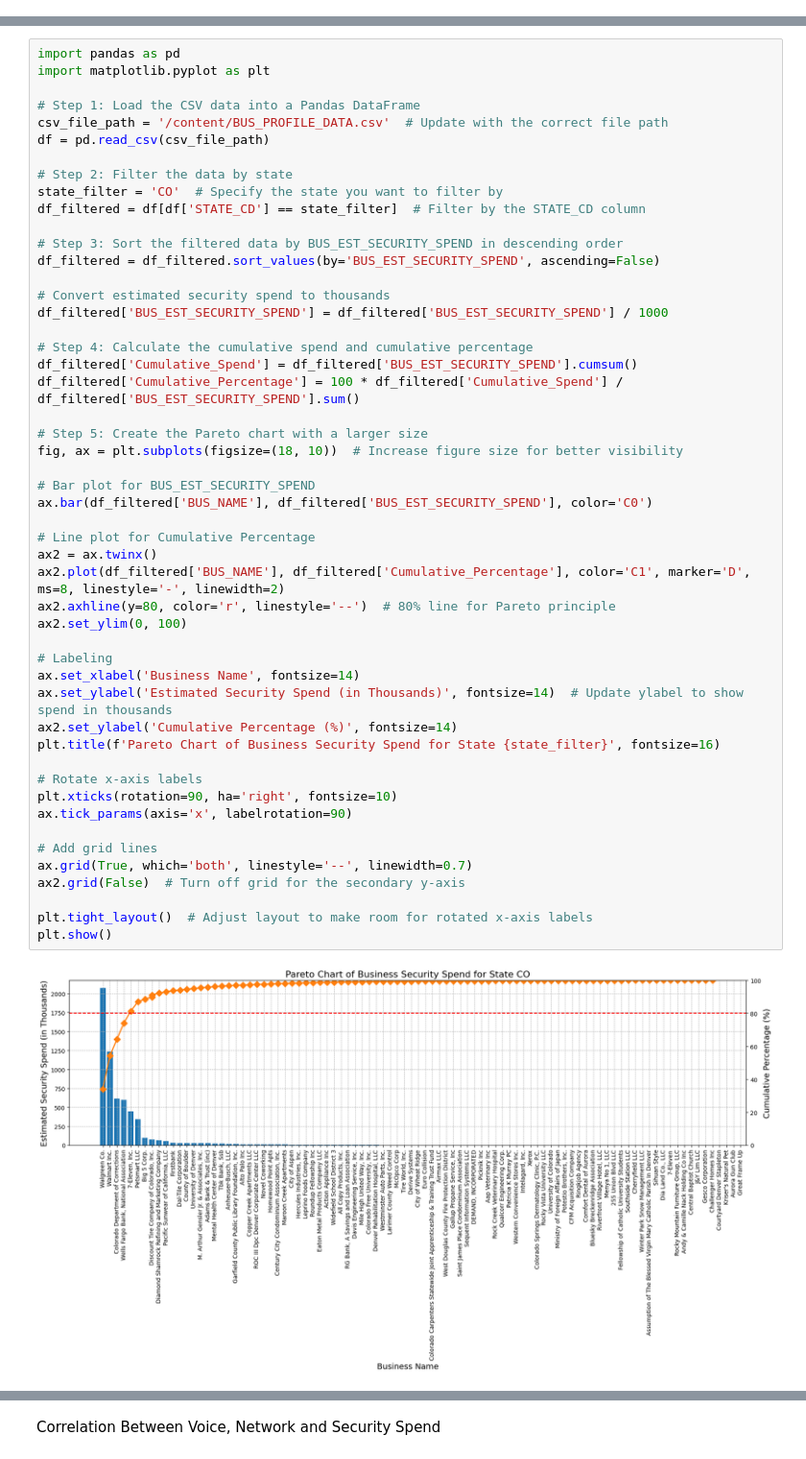
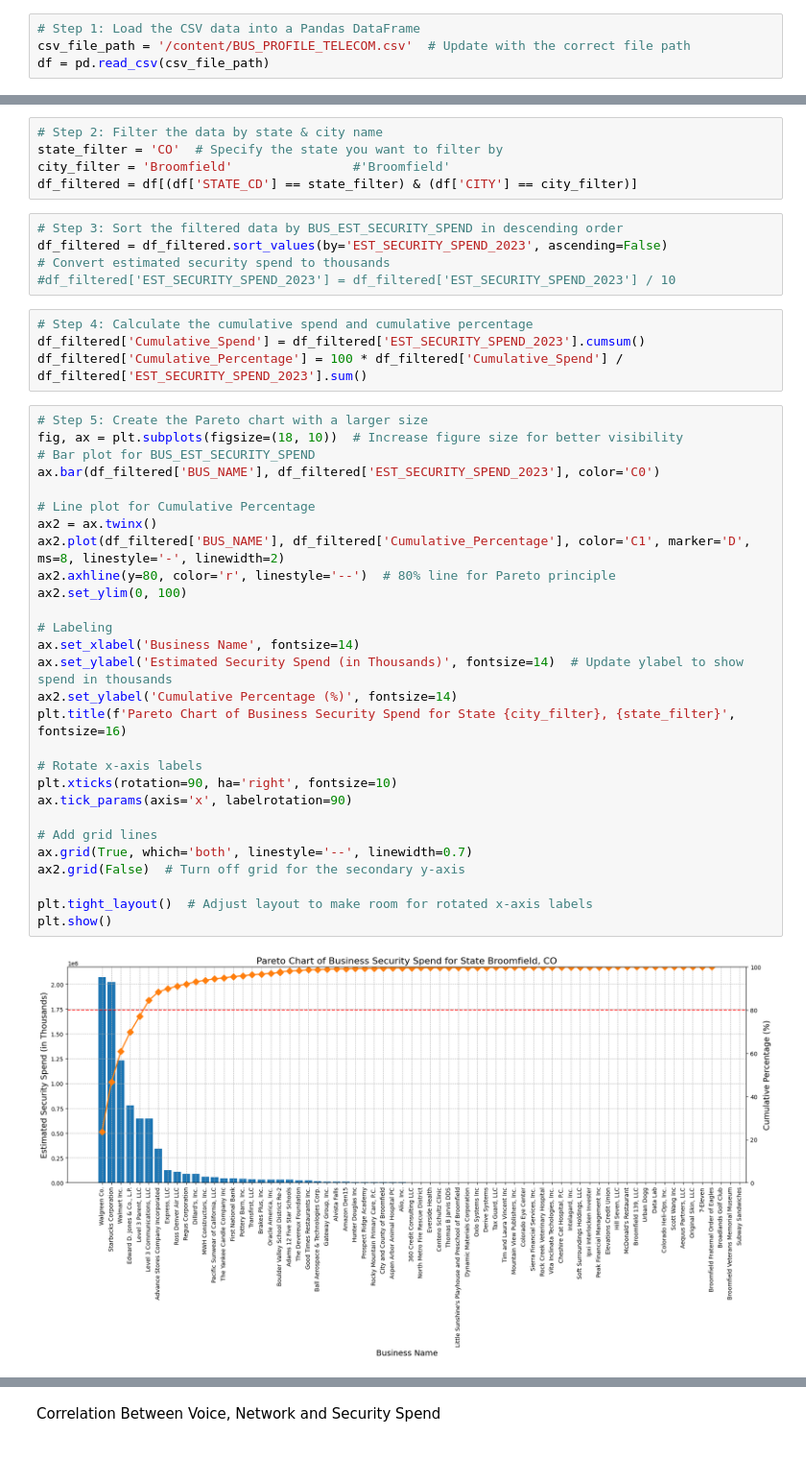
Before and after one commit to RabiNM/my_capstone_projects, a Jupyter notebook: Capstone01A_SpendAnalysis_Sept24.ipynb, the cells around one changed output, grey strips where cells are left out. Shown at 96% size. Cells and saved outputs as stored; diff of their text form.

```diff
--- a/Capstone01A_SpendAnalysis_Sept24.ipynb
+++ b/Capstone01A_SpendAnalysis_Sept24.ipynb
@@ -52,0 +58,4 @@ plt.show()
+# %%
+# Step 1: Load the CSV data into a Pandas DataFrame
+csv_file_path = '/content/BUS_PROFILE_TELECOM.csv'  # Update with the correct file path
+df = pd.read_csv(csv_file_path)
@@ -53,52 +66,44 @@ plt.show()
+# %%
+# Step 2: Filter the data by state & city name
+state_filter = 'CO'  # Specify the state you want to filter by
+city_filter = 'Broomfield'                #'Broomfield'
+df_filtered = df[(df['STATE_CD'] == state_filter) & (df['CITY'] == city_filter)]
+# %%
+# Step 3: Sort the filtered data by BUS_EST_SECURITY_SPEND in descending order
+df_filtered = df_filtered.sort_values(by='EST_SECURITY_SPEND_2023', ascending=False)
+# Convert estimated security spend to thousands
+#df_filtered['EST_SECURITY_SPEND_2023'] = df_filtered['EST_SECURITY_SPEND_2023'] / 10
+# %%
+# Step 4: Calculate the cumulative spend and cumulative percentage
+df_filtered['Cumulative_Spend'] = df_filtered['EST_SECURITY_SPEND_2023'].cumsum()
+df_filtered['Cumulative_Percentage'] = 100 * df_filtered['Cumulative_Spend'] / df_filtered['EST_SECURITY_SPEND_2023'].sum()
 # %%
-import pandas as pd
-import matplotlib.pyplot as plt
-
-# Step 1: Load the CSV data into a Pandas DataFrame
-csv_file_path = '/content/BUS_PROFILE_DATA.csv'  # Update with the correct file path
-df = pd.read_csv(csv_file_path)
-
-# Step 2: Filter the data by state
-state_filter = 'CO'  # Specify the state you want to filter by
-df_filtered = df[df['STATE_CD'] == state_filter]  # Filter by the STATE_CD column
-
-# Step 3: Sort the filtered data by BUS_EST_SECURITY_SPEND in descending order
-df_filtered = df_filtered.sort_values(by='BUS_EST_SECURITY_SPEND', ascending=False)
-
-# Convert estimated security spend to thousands
-df_filtered['BUS_EST_SECURITY_SPEND'] = df_filtered['BUS_EST_SECURITY_SPEND'] / 1000
-
-# Step 4: Calculate the cumulative spend and cumulative percentage
-df_filtered['Cumulative_Spend'] = df_filtered['BUS_EST_SECURITY_SPEND'].cumsum()
-df_filtered['Cumulative_Percentage'] = 100 * df_filtered['Cumulative_Spend'] / df_filtered['BUS_EST_SECURITY_SPEND'].sum()
-
 # Step 5: Create the Pareto chart with a larger size
 fig, ax = plt.subplots(figsize=(18, 10))  # Increase figure size for better visibility
-
 # Bar plot for BUS_EST_SECURITY_SPEND
-ax.bar(df_filtered['BUS_NAME'], df_filtered['BUS_EST_SECURITY_SPEND'], color='C0')
+ax.bar(df_filtered['BUS_NAME'], df_filtered['EST_SECURITY_SPEND_2023'], color='C0')
 
 # Line plot for Cumulative Percentage
 ax2 = ax.twinx()
 ax2.plot(df_filtered['BUS_NAME'], df_filtered['Cumulative_Percentage'], color='C1', marker='D', ms=8, linestyle='-', linewidth=2)
 ax2.axhline(y=80, color='r', linestyle='--')  # 80% line for Pareto principle
 ax2.set_ylim(0, 100)
 
 # Labeling
 ax.set_xlabel('Business Name', fontsize=14)
 ax.set_ylabel('Estimated Security Spend (in Thousands)', fontsize=14)  # Update ylabel to show spend in thousands
 ax2.set_ylabel('Cumulative Percentage (%)', fontsize=14)
-plt.title(f'Pareto Chart of Business Security Spend for State {state_filter}', fontsize=16)
+plt.title(f'Pareto Chart of Business Security Spend for State {city_filter}, {state_filter}', fontsize=16)
 
 # Rotate x-axis labels
 plt.xticks(rotation=90, ha='right', fontsize=10)
 ax.tick_params(axis='x', labelrotation=90)
 
 # Add grid lines
 ax.grid(True, which='both', linestyle='--', linewidth=0.7)
 ax2.grid(False)  # Turn off grid for the secondary y-axis
 
 plt.tight_layout()  # Adjust layout to make room for rotated x-axis labels
 plt.show()
 # %% [output]
-[figure, old version]
+[figure, new version]
```
Also changed, not shown: parts of 53 cells of this notebook, 1 other file.
